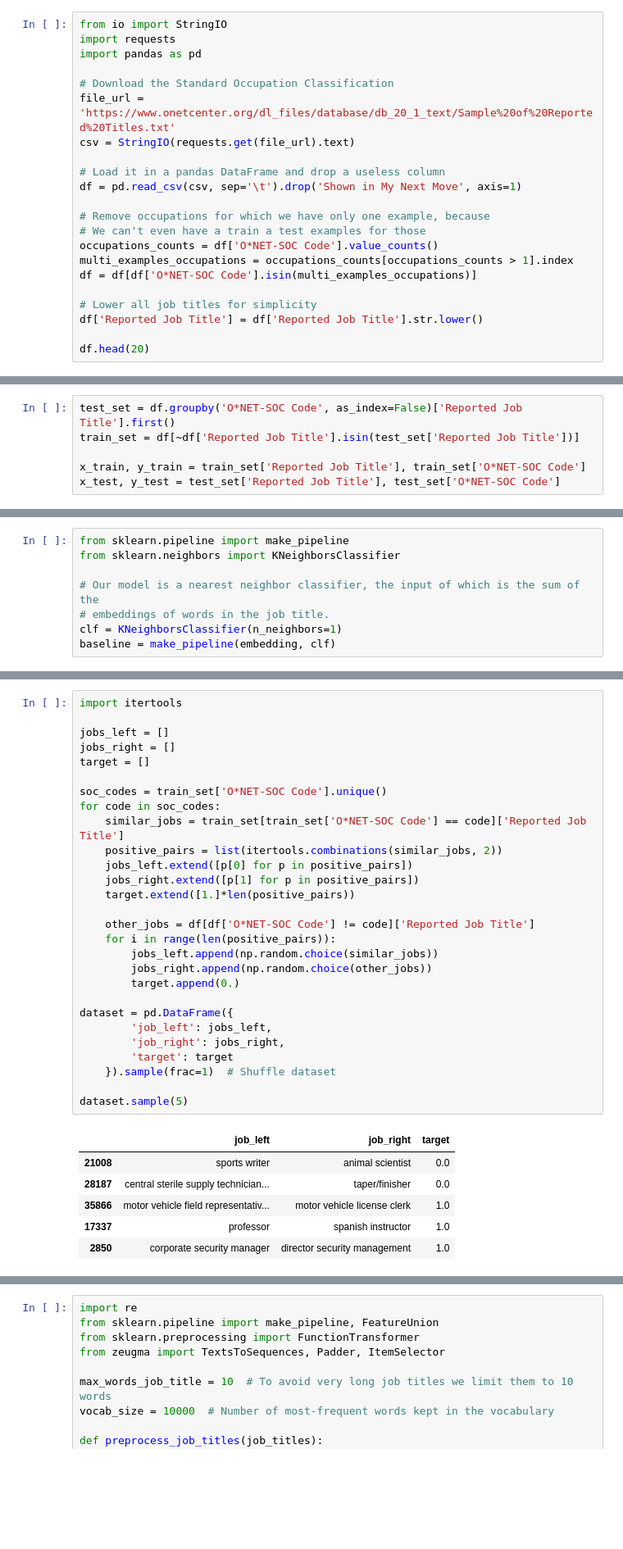
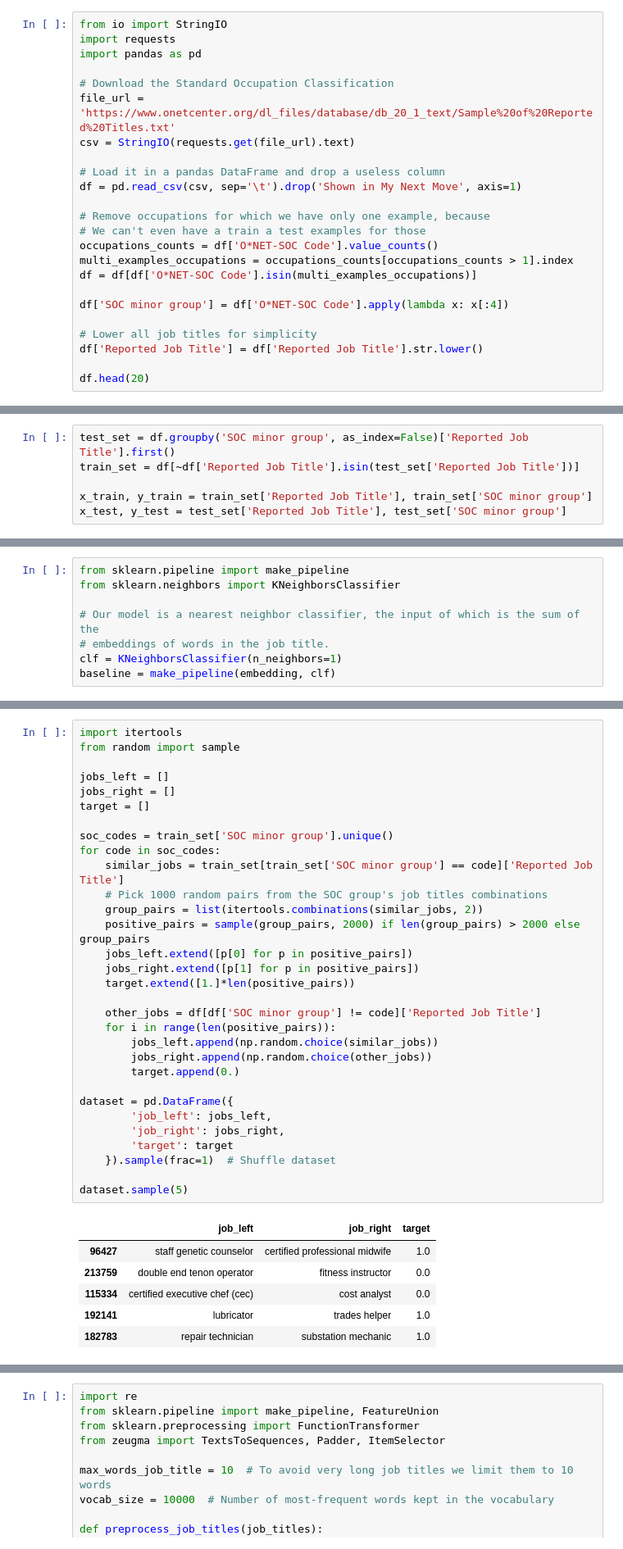
Before and after one commit to nkthiebaut/nkthiebaut.github.io, a Jupyter notebook: content/fewshot_learning_nlp.ipynb, the cells around one changed output, grey strips where cells are left out. Shown at 82% size. Saved outputs shown, nothing was run; the diff lists cells and outputs as text; blank space fills up the shorter version.

```diff
--- a/content/fewshot_learning_nlp.ipynb
+++ b/content/fewshot_learning_nlp.ipynb
@@ -30,6 +30,8 @@ occupations_counts = df['O*NET-SOC Code'].value_counts()
 multi_examples_occupations = occupations_counts[occupations_counts > 1].index
 df = df[df['O*NET-SOC Code'].isin(multi_examples_occupations)]
 
+df['SOC minor group'] = df['O*NET-SOC Code'].apply(lambda x: x[:4])
+
 # Lower all job titles for simplicity
 df['Reported Job Title'] = df['Reported Job Title'].str.lower()
 
@@ -67,9 +69,9 @@ So we have 954 categories ("occupations") for 7172 examples, i.e. 7.5 examples p
 
 Before proceeding with modelling let's create a train and test sets, by putting one example in the test set for each class.
 # %%
-test_set = df.groupby('O*NET-SOC Code', as_index=False)['Reported Job Title'].first()
+test_set = df.groupby('SOC minor group', as_index=False)['Reported Job Title'].first()
 train_set = df[~df['Reported Job Title'].isin(test_set['Reported Job Title'])]
 
-x_train, y_train = train_set['Reported Job Title'], train_set['O*NET-SOC Code']
-x_test, y_test = test_set['Reported Job Title'], test_set['O*NET-SOC Code']
+x_train, y_train = train_set['Reported Job Title'], train_set['SOC minor group']
+x_test, y_test = test_set['Reported Job Title'], test_set['SOC minor group']
 # %% [markdown]
@@ -120,37 +123,40 @@ The main idea of siamese networks is to learn such a representation by training
 Let's create positive samples with pairs of job titles corresponding to the same SOC, and negative examples with pairs of job titles sampled from different SOC codes.
 # %%
 import itertools
+from random import sample
 
 jobs_left = []
 jobs_right = []
 target = []
 
-soc_codes = train_set['O*NET-SOC Code'].unique()
+soc_codes = train_set['SOC minor group'].unique()
 for code in soc_codes:
-    similar_jobs = train_set[train_set['O*NET-SOC Code'] == code]['Reported Job Title']
-    positive_pairs = list(itertools.combinations(similar_jobs, 2))
+    similar_jobs = train_set[train_set['SOC minor group'] == code]['Reported Job Title']
+    # Pick 1000 random pairs from the SOC group's job titles combinations
+    group_pairs = list(itertools.combinations(similar_jobs, 2))
+    positive_pairs = sample(group_pairs, 2000) if len(group_pairs) > 2000 else group_pairs
     jobs_left.extend([p[0] for p in positive_pairs])
     jobs_right.extend([p[1] for p in positive_pairs])
     target.extend([1.]*len(positive_pairs))
 
-    other_jobs = df[df['O*NET-SOC Code'] != code]['Reported Job Title']
+    other_jobs = df[df['SOC minor group'] != code]['Reported Job Title']
     for i in range(len(positive_pairs)):
         jobs_left.append(np.random.choice(similar_jobs))
         jobs_right.append(np.random.choice(other_jobs))
         target.append(0.)
 
 dataset = pd.DataFrame({
         'job_left': jobs_left,
         'job_right': jobs_right,
         'target': target
     }).sample(frac=1)  # Shuffle dataset
 
 dataset.sample(5)
 # %% [output]
 |  | job_left | job_right | target |
-| 21008 | sports writer | animal scientist | 0.0 |
-| 28187 | central sterile supply technician... | taper/finisher | 0.0 |
-| 35866 | motor vehicle field representativ... | motor vehicle license clerk | 1.0 |
-| 17337 | professor | spanish instructor | 1.0 |
-| 2850 | corporate security manager | director security management | 1.0 |
+| 96427 | staff genetic counselor | certified professional midwife | 1.0 |
+| 213759 | double end tenon operator | fitness instructor | 0.0 |
+| 115334 | certified executive chef (cec) | cost analyst | 0.0 |
+| 192141 | lubricator | trades helper | 1.0 |
+| 182783 | repair technician | substation mechanic | 1.0 |
 # %% [markdown]
```
Also changed, not shown: parts of 18 cells of this notebook.
